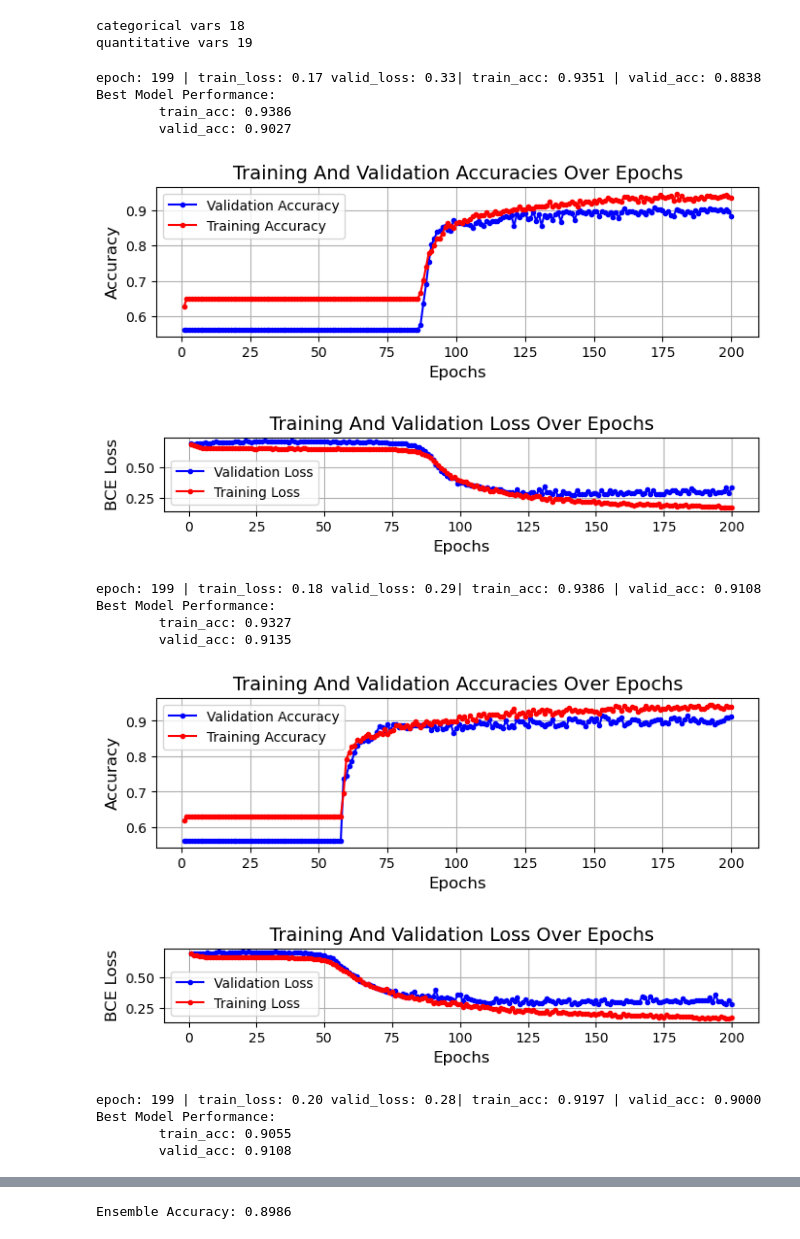
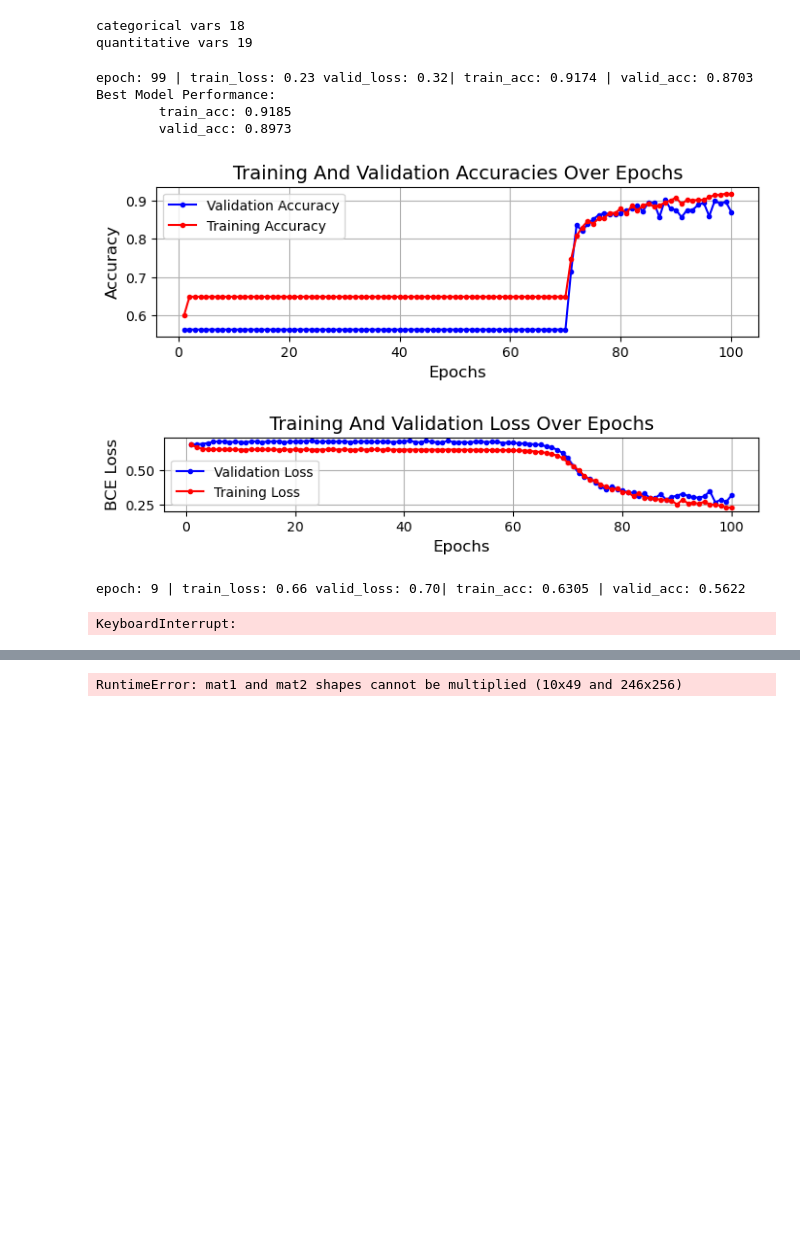
Before and after one commit to Abuynits/cs573_final_proj, a Jupyter notebook: ensemble_mlp.ipynb, the cells around one changed output, grey strips where cells are left out. Cells and saved outputs as stored; diff of their text form; code cells hidden in the pictures; blank space fills up the shorter version.

```diff
--- a/ensemble_mlp.ipynb
+++ b/ensemble_mlp.ipynb
@@ -133,18 +133,17 @@ class DropoutDS(Dataset):
         return inp_t, out_t
 # %%
 import torch.nn as nn
-def get_mlp_model():
-    dropout_prob = 0.25
+def get_mlp_model(dropout_prob):
     model = nn.Sequential(
-        # nn.Linear(246, 256),
-        # nn.ReLU(),
-        # nn.Dropout(p=dropout_prob),
-        # nn.Linear(70, 128),
-        # nn.ReLU(),
-        # nn.Dropout(p=dropout_prob),
         nn.Linear(49, 64),
         nn.ReLU(),
         nn.Dropout(p=dropout_prob),
+        # nn.Linear(256, 128),
+        # nn.ReLU(),
+        # nn.Dropout(p=dropout_prob),
+        # nn.Linear(128, 64),
+        # nn.ReLU(),
+        # nn.Dropout(p=dropout_prob),
         nn.Linear(64, 32),
         nn.ReLU(),
         nn.Dropout(p=dropout_prob),
@@ -203,10 +202,10 @@ def plot_performance(epochs, all_valid_acc, all_train_acc, all_valid_loss, all_t
     # Show the plot
     plt.show()
 
-def train_model(train_dl, valid_dl, id):
-    model = get_mlp_model()
+def train_model(train_dl, valid_dl, id, dropout=0.25):
+    model = get_mlp_model(dropout)
     loss_fn = torch.nn.BCELoss()
-    optimizer = torch.optim.SGD(model.parameters(), lr=0.001, momentum=0.9)
+    optimizer = torch.optim.SGD(model.parameters(), lr=0.001, momentum=0.95)
     def valid_epoch(dl):
         model.train(False)
         running_loss = 0.
@@ -237,7 +236,7 @@ def train_model(train_dl, valid_dl, id):
             running_loss += loss.item()
         return running_loss/len(train_dl), 1 - float(total_mis_cls) / x_train.shape[0]
 
-    EPOCHS = 200
+    EPOCHS = 100
     all_train_acc = []
     all_valid_acc = []
     all_valid_loss = []
@@ -266,6 +265,7 @@ def train_model(train_dl, valid_dl, id):
     print(f'\nBest Model Performance:\n\ttrain_acc: {best_performance[0]:.4f}\n\tvalid_acc: {best_performance[1]:.4f}')
     # print(f'\nBest Model Performance:\n\ttrain_loss: {best_performance[2]:.4f}\n\tvalid_loss: {best_performance[3]:.4f}')
     plot_performance(EPOCHS,all_valid_acc, all_train_acc, all_valid_loss, all_train_loss)
+    return best_performance[1]
 
 
 # SAMPLE HERE
@@ -273,45 +273,37 @@ def train_model(train_dl, valid_dl, id):
 # print(f"train_ds: {df_train.shape[0]} samples")
 # print(f"test_ds: {df_test.shape[0]} samples")
 # print(f'[train_ds]: input shape: {x_train.shape}, output shape: {y_train.shape}')
 # print(f'[valid_ds]: input shape: {x_valid.shape}, valid shape: {y_valid.shape}')
 # print(f'[test_ds]: input shape: {x_test.shape}, output shape: {y_test.shape}')
 
 
 
 
 batch_size = 10
 dp_in_sample = int(df_train.shape[0] /3)
 for i in range(3):
     #i_train_df = df_train.sample(n=df_train.shape[0], replace=True)
     #i_valid_df = df_valid.sample(n=df_valid.shape[0], replace=True)
     # partition dataset
 
     i_train_df = df_train[i * dp_in_sample:(i + 1)* dp_in_sample]
     i_valid_df = df_valid
 
     y_train = i_train_df["Target"]
     x_train = i_train_df.drop(["Target"], axis=1)
 
     y_valid = i_valid_df["Target"]
     x_valid = i_valid_df.drop(["Target"], axis=1)
 
     train_dl = DataLoader(DropoutDS(x_train, y_train), batch_size=batch_size, shuffle=True)
     valid_dl = DataLoader(DropoutDS(x_valid, y_valid), batch_size=batch_size, shuffle=True)
     train_model(train_dl, valid_dl, i)
 # %% [output]
-epoch: 199 | train_loss: 0.17 valid_loss: 0.33| train_acc: 0.9351 | valid_acc: 0.8838
+epoch: 99 | train_loss: 0.23 valid_loss: 0.32| train_acc: 0.9174 | valid_acc: 0.8703
 Best Model Performance:
-        train_acc: 0.9386
-        valid_acc: 0.9027
+        train_acc: 0.9185
+        valid_acc: 0.8973
-[figure, old version]
+[figure, new version]
-[figure, old version]
+[figure, new version]
-epoch: 199 | train_loss: 0.18 valid_loss: 0.29| train_acc: 0.9386 | valid_acc: 0.9108
-Best Model Performance:
-        train_acc: 0.9327
-        valid_acc: 0.9135
+epoch: 9 | train_loss: 0.66 valid_loss: 0.70| train_acc: 0.6305 | valid_acc: 0.5622
-[figure, removed]
-[figure, removed]
-epoch: 199 | train_loss: 0.20 valid_loss: 0.28| train_acc: 0.9197 | valid_acc: 0.9000
-Best Model Performance:
-        train_acc: 0.9055
-        valid_acc: 0.9108
+KeyboardInterrupt:
@@ -335,4 +325,4 @@ with torch.no_grad():
 acc = 1 - float(total_mis_cls) / (len(test_dl) * batch_size)
 print(f"Ensemble Accuracy: {acc:.4f}")
 # %% [output]
-Ensemble Accuracy: 0.8986
+RuntimeError: mat1 and mat2 shapes cannot be multiplied (10x49 and 246x256)
```
Also changed, not shown: parts of 8 cells of this notebook, 18 other files.
